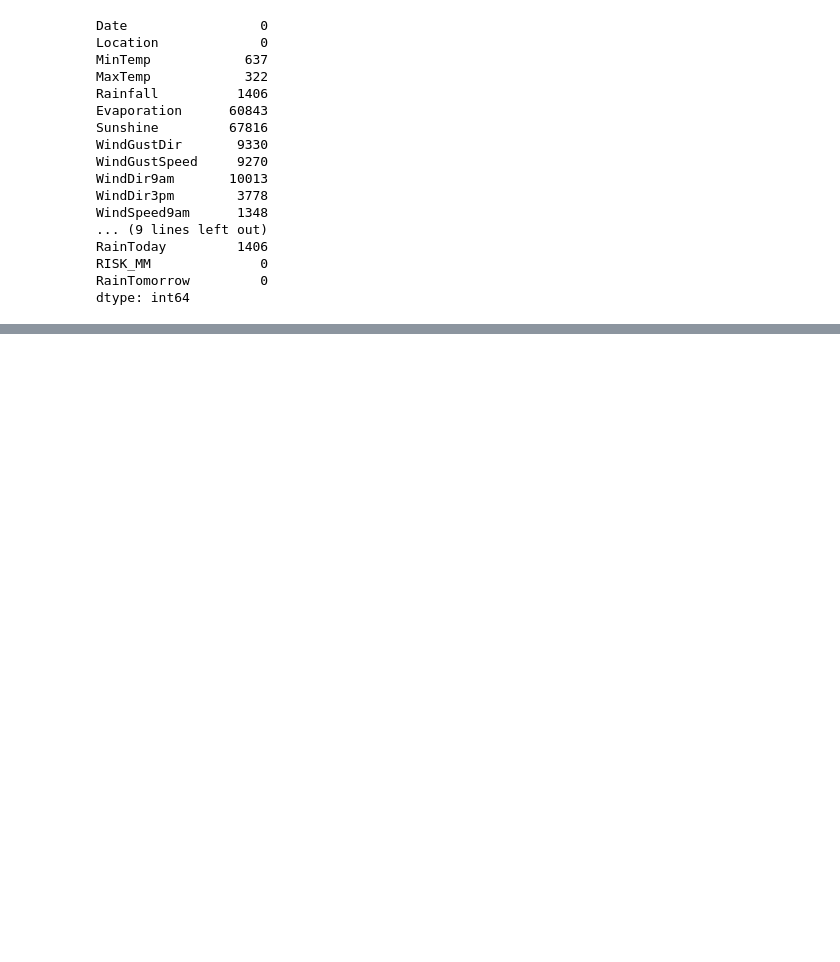
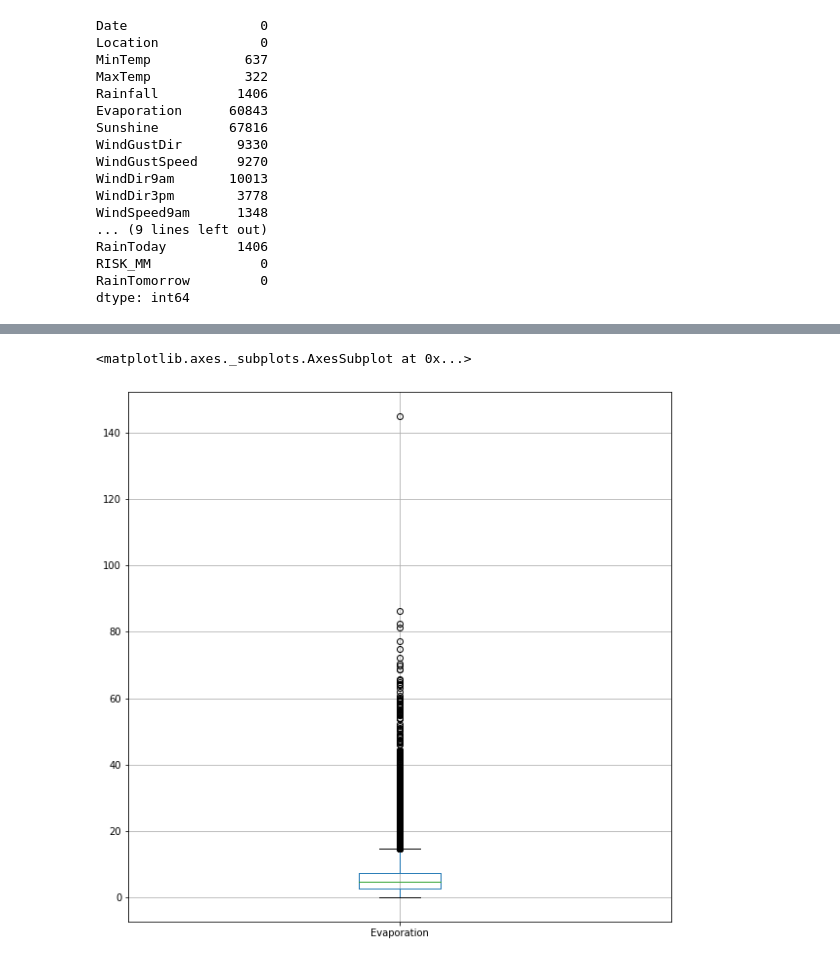
Before and after one commit to fecuva/DataScienceTEc, a Jupyter notebook: tarea3/Tarea3.ipynb, the cells around one changed output, grey strips where cells are left out. Drawn from its saved outputs; the diff is of its cells as text; code cells hidden in the pictures; blank space fills up the shorter version.

```diff
--- a/tarea3/Tarea3.ipynb
+++ b/tarea3/Tarea3.ipynb
@@ -92,0 +92,5 @@ NameError: name 'plot' is not defined
+# %%
+df.boxplot(column=['Evaporation'], figsize=(10,10) )
+# %% [output]
+<matplotlib.axes._subplots.AxesSubplot at 0x...>
+[figure, added]
```
Also changed, not shown: parts of 17 cells of this notebook.
